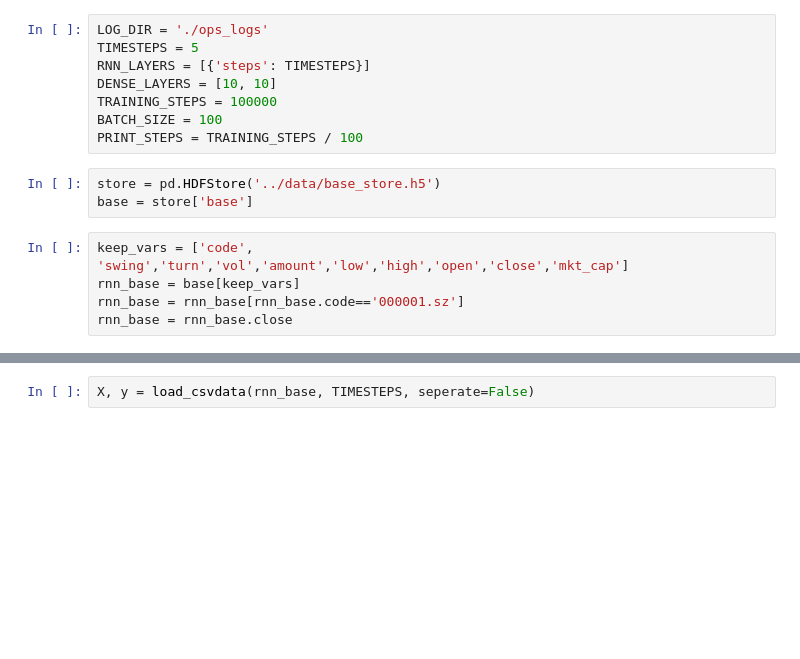
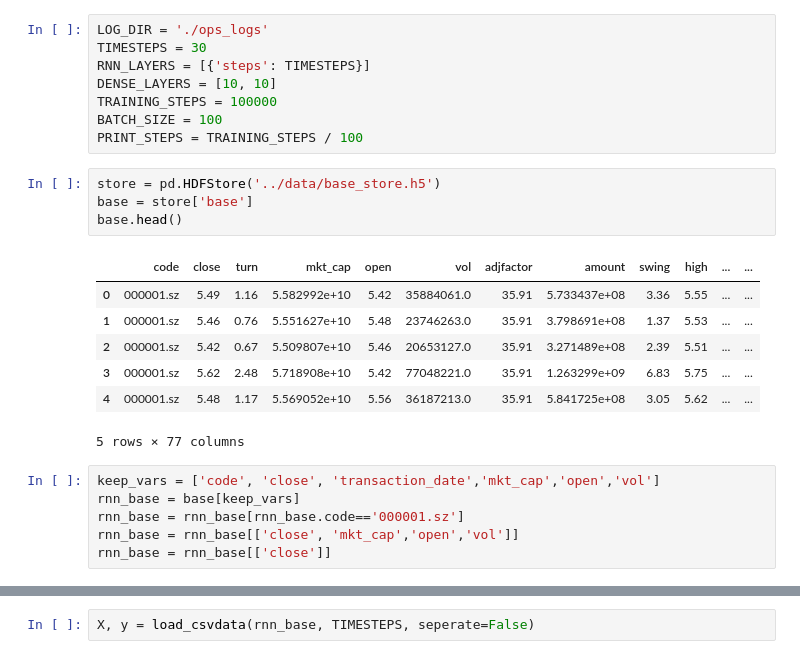
Before and after one commit to zhangjiaqi/innovation_stock, a Jupyter notebook: scripts/03_lstm_predict.ipynb, the cells around one changed output, grey strips where cells are left out. Saved outputs shown, nothing was run; the diff lists cells and outputs as text; blank space fills up the shorter version.

```diff
--- a/scripts/03_lstm_predict.ipynb
+++ b/scripts/03_lstm_predict.ipynb
@@ -13,6 +11,6 @@ ImportError: No module named tensorflow
 # %%
 LOG_DIR = './ops_logs'
-TIMESTEPS = 5
+TIMESTEPS = 30
 RNN_LAYERS = [{'steps': TIMESTEPS}]
 DENSE_LAYERS = [10, 10]
 TRAINING_STEPS = 100000
@@ -21,8 +19,18 @@ PRINT_STEPS = TRAINING_STEPS / 100
 # %%
 store = pd.HDFStore('../data/base_store.h5')
 base = store['base']
+base.head()
+# %% [output]
+|  | code | close | turn | mkt_cap | open | vol | adjfactor | amount | swing | high | ... | ... |
+| 0 | 000001.sz | 5.49 | 1.16 | 5.582992e+10 | 5.42 | 35884061.0 | 35.91 | 5.733437e+08 | 3.36 | 5.55 | ... | ... |
+| 1 | 000001.sz | 5.46 | 0.76 | 5.551627e+10 | 5.48 | 23746263.0 | 35.91 | 3.798691e+08 | 1.37 | 5.53 | ... | ... |
+| 2 | 000001.sz | 5.42 | 0.67 | 5.509807e+10 | 5.46 | 20653127.0 | 35.91 | 3.271489e+08 | 2.39 | 5.51 | ... | ... |
+| 3 | 000001.sz | 5.62 | 2.48 | 5.718908e+10 | 5.42 | 77048221.0 | 35.91 | 1.263299e+09 | 6.83 | 5.75 | ... | ... |
+| 4 | 000001.sz | 5.48 | 1.17 | 5.569052e+10 | 5.56 | 36187213.0 | 35.91 | 5.841725e+08 | 3.05 | 5.62 | ... | ... |
+5 rows × 77 columns
 # %%
-keep_vars = ['code', 'swing','turn','vol','amount','low','high','open','close','mkt_cap']
+keep_vars = ['code', 'close', 'transaction_date','mkt_cap','open','vol']
 rnn_base = base[keep_vars]
 rnn_base = rnn_base[rnn_base.code=='000001.sz']
-rnn_base = rnn_base.close
+rnn_base = rnn_base[['close', 'mkt_cap','open','vol']]
+rnn_base = rnn_base[['close']]
```
Also changed, not shown: parts of 8 cells of this notebook.
